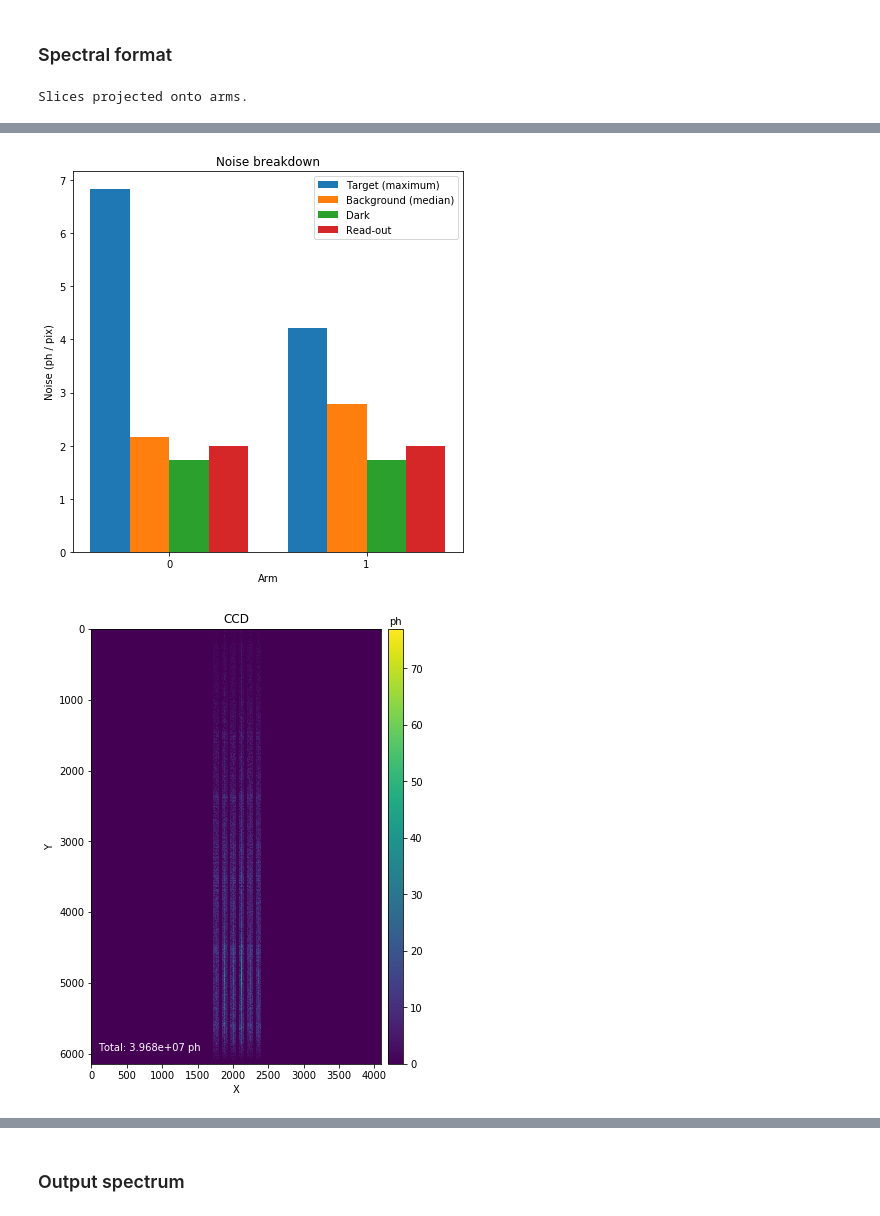
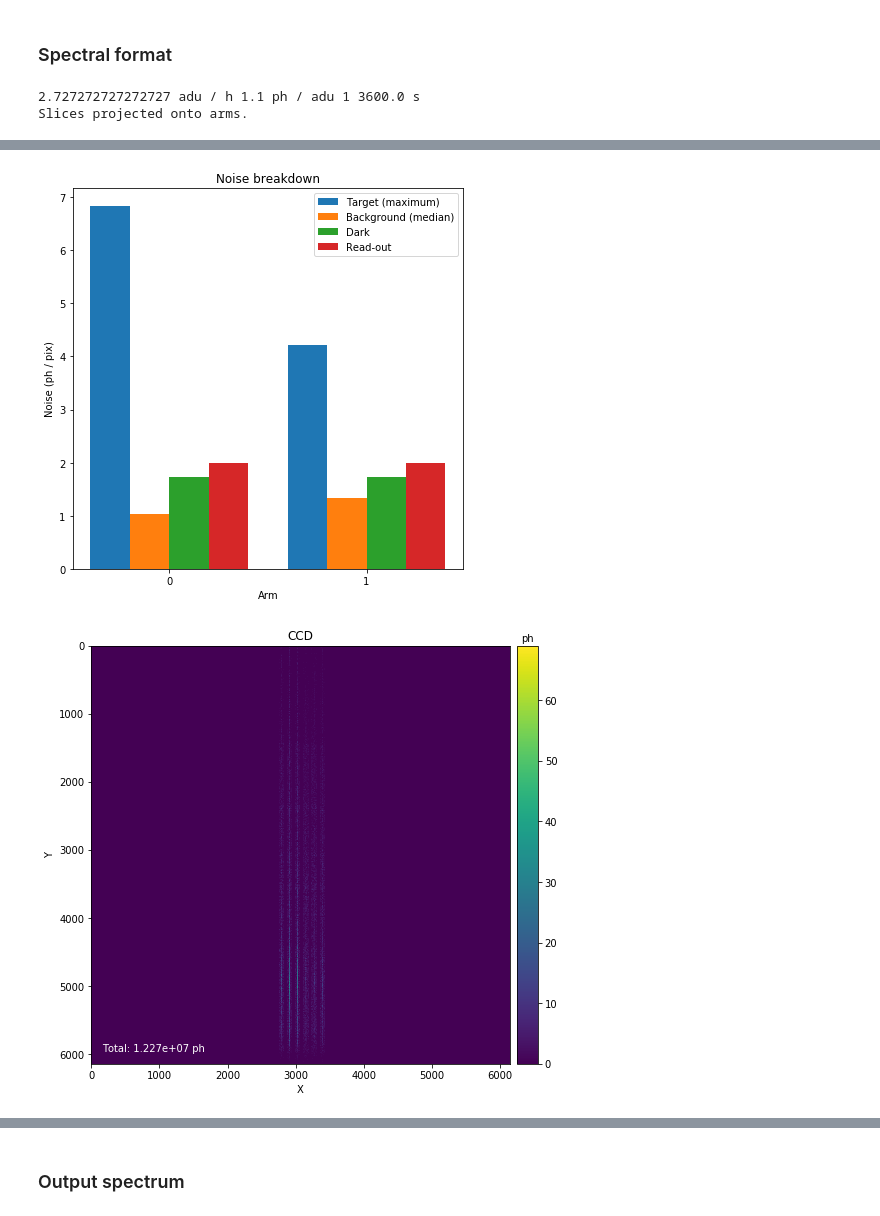
Before and after one commit to gcupani/astro_apps, a Jupyter notebook: CUBES E2E simulator (compact).ipynb, the cells around one changed output, grey strips where cells are left out. Drawn from its saved outputs; the diff is of its cells as text; code cells hidden in the pictures.

```diff
--- a/CUBES E2E simulator (compact).ipynb
+++ b/CUBES E2E simulator (compact).ipynb
@@ -20,10 +20,10 @@ sim.airmass = 1.16  # Airmass
 sim.pwv = 2.5  # Precipitable water vapor
 sim.moond = 0  # Days from new moon
 try:
-    skip
-    %run -i SkyCalc_Call.py
+    #skip
+    %run -i SkyCalc_Call.py  # Uncomment this to skip call to SkyCalc
 except:
-    sim.bckg_mag = 21.5 # Background magnitude
+    sim.bckg_mag = 22.5 # Background magnitude
 
 sim.texp = 3600*au.s  # Exposure time
 sim.spec_in()
@@ -53,40 +54,40 @@ Slices designed on field.
 sim.ccd_gain = 1.1*au.photon/au.adu  # Gain (i.e. conversion from ADU to photons)
 sim.ccd_ron = 2*au.photon / sim.ccd_gain  # Read-out noise (in ADU)
 sim.ccd_dark = 3*au.photon/au.h / sim.ccd_gain  # Dark current (in ADU per unit time)
-sim.ccd_xsize = 4096*au.pixel  # X size of the CCD
-#sim.ccd_ysize = 4096*au.pixel  # Y size of the CCD
+sim.ccd_xsize = 6144*au.pixel  # X size of the CCD
 sim.ccd_ysize = 6144*au.pixel  # Y size of the CCD
 sim.pix_xsize = 15*au.micron  # X size of the pixels
 sim.pix_ysize = 15*au.micron  # Y size of the pixels
 sim.ccd_xbin = 1  # X binning of the CCD
 sim.ccd_ybin = 1  # Y binning of the CCD
 
 sim.arm_n = 2  # Number of arms
 if sim.arm_n == 2:
     sim.wave_d = [347.5]*au.nm  # Wavelength of dichroich
 if sim.arm_n == 3:
     sim.wave_d = [335, 362.5]*au.nm  # Wavelength of dichroichs
 
 sim.eff_wave = [300, 320, 340, 360, 380, 400]*au.nm  # Wavelengths used to model efficiency
 sim.eff_adc = [0.88, 0.94, 0.96, 0.96, 0.95, 0.94]  # ADC efficiency
 sim.eff_slc = [0.94, 0.97, 0.98, 0.98, 0.97, 0.96]  # Slicer efficiency
 sim.eff_dch = [0.88, 0.94, 0.96, 0.96, 0.95, 0.94]  # Dichroics efficiency
 sim.eff_spc = [0.79, 0.89, 0.94, 0.94, 0.92, 0.90]  # Spectrograph efficiency
 sim.eff_grt = [0.70, 0.84, 0.90, 0.90, 0.87, 0.85]  # Grating efficiency
 sim.eff_ccd = [0.55, 0.75, 0.85, 0.85, 0.80, 0.78]  # CCD QE
 
 sim.disp_wave = [300, 320, 340, 360, 380, 400]*au.nm  # Wavelengths used to model dispersion
 sim.disp_sampl = [8.2e-3, 7.6e-3, 7.0e-3, 8.3e-3, 7.7e-3, 7.1e-3]*au.nm/au.pixel  # Dispersion sampling on CCD
 sim.disp_resol = [1.86e4, 1.91e4, 1.96e4, 2.01e4, 2.06e4, 2.11e4]  # Resolution
 sim.spat_scale = 0.25*au.arcsec/(30*au.micron)  # Spatial scale
 
 sim.slice_gap = 40*au.pixel  # Gap between the slices
 sim.ccd()
 # %% [output]
+2.727272727272727 adu / h 1.1 ph / adu 1 3600.0 s
 Slices projected onto arms.
 [figure]
 [figure]
 [figure]
 [figure]
-[figure, old version]
+[figure, new version]
-[figure, old version]
+[figure, new version]
```
Also changed, not shown: parts of 4 cells of this notebook, 3 other files.
